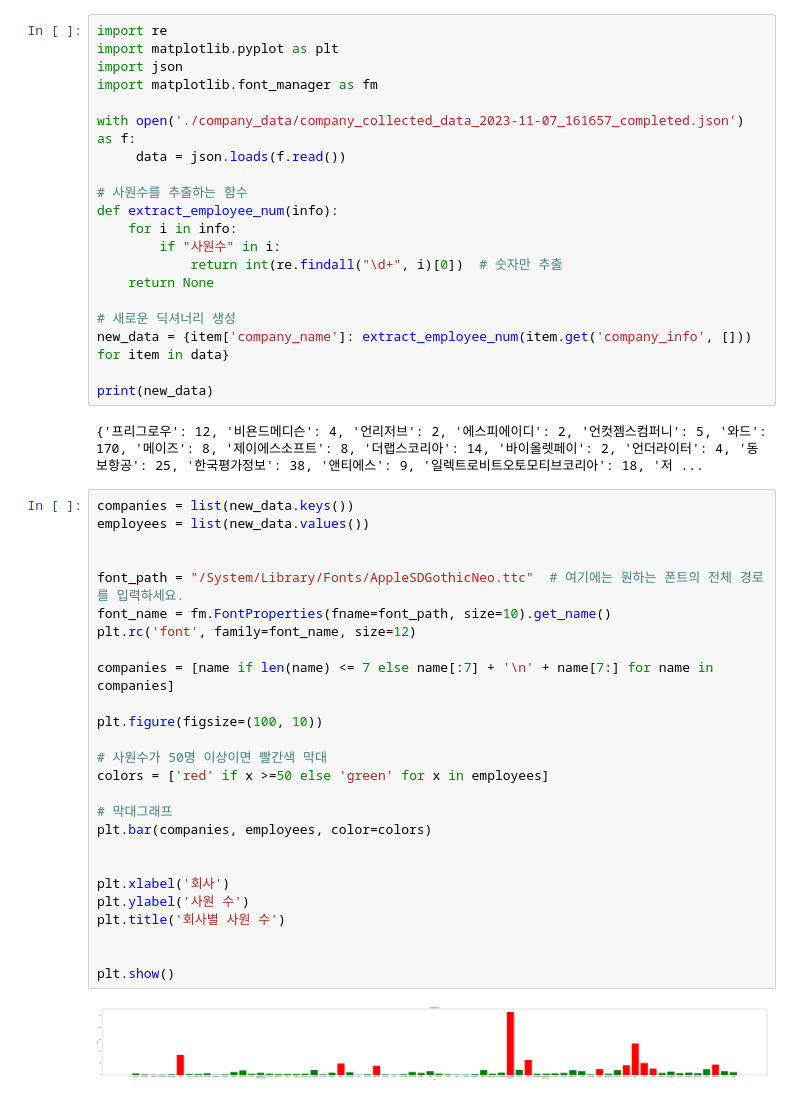
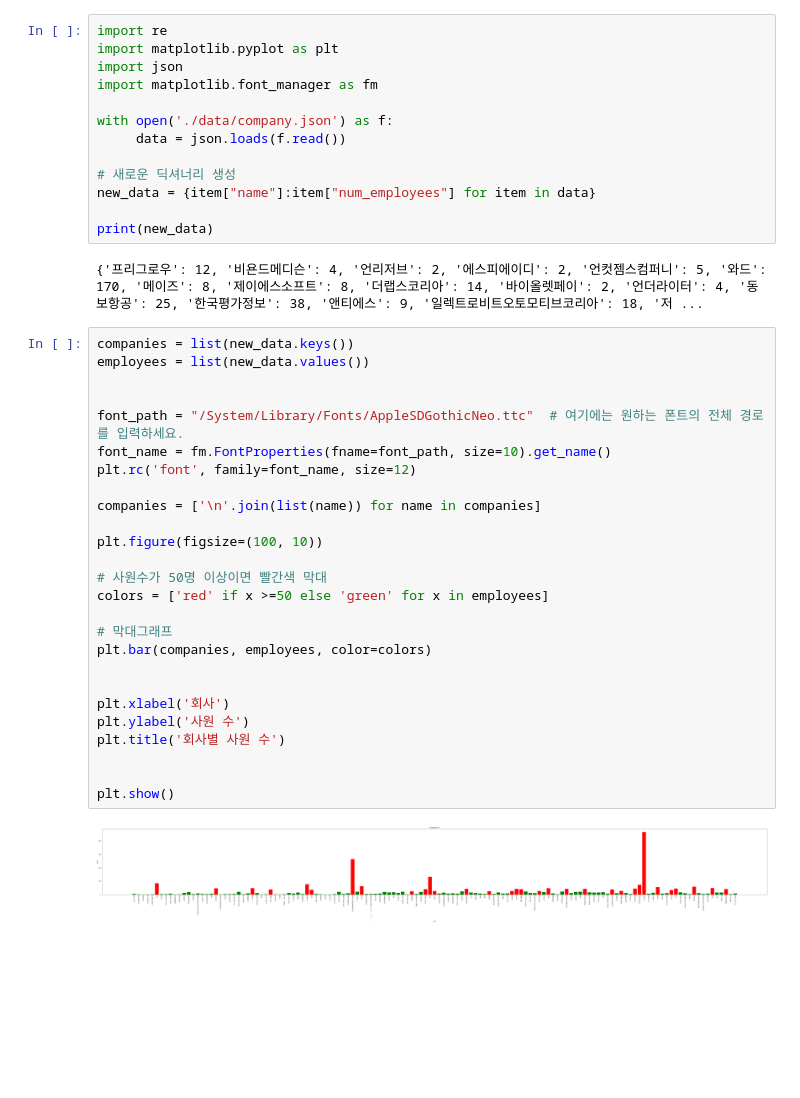
Before and after one commit to 2-de-1-1-1/visualization, a Jupyter notebook: company/barchart.ipynb, the cells around one changed output. Saved outputs shown, nothing was run; the diff lists cells and outputs as text; blank space fills up the shorter version.

Commit message:
re moditied data

```diff
--- a/company/barchart.ipynb
+++ b/company/barchart.ipynb
@@ -4,18 +4,11 @@ import matplotlib.pyplot as plt
 import json
 import matplotlib.font_manager as fm
 
-with open('./company_data/company_collected_data_2023-11-07_161657_completed.json') as f:
+with open('./data/company.json') as f:
      data = json.loads(f.read())
 
-# 사원수를 추출하는 함수
-def extract_employee_num(info):
-    for i in info:
-        if "사원수" in i:
-            return int(re.findall("\d+", i)[0])  # 숫자만 추출
-    return None
-
 # 새로운 딕셔너리 생성
-new_data = {item['company_name']: extract_employee_num(item.get('company_info', [])) for item in data}
+new_data = {item["name"]:item["num_employees"] for item in data}
 
 print(new_data)
 # %% [output]
@@ -23,28 +16,28 @@ print(new_data)
 # %%
 companies = list(new_data.keys())
 employees = list(new_data.values())
 
 
 font_path = "/System/Library/Fonts/AppleSDGothicNeo.ttc"  # 여기에는 원하는 폰트의 전체 경로를 입력하세요.
 font_name = fm.FontProperties(fname=font_path, size=10).get_name()
 plt.rc('font', family=font_name, size=12)
 
-companies = [name if len(name) <= 7 else name[:7] + '\n' + name[7:] for name in companies]
+companies = ['\n'.join(list(name)) for name in companies]
 
 plt.figure(figsize=(100, 10))
 
 # 사원수가 50명 이상이면 빨간색 막대
 colors = ['red' if x >=50 else 'green' for x in employees]
 
 # 막대그래프
 plt.bar(companies, employees, color=colors)
 
 
 plt.xlabel('회사')
 plt.ylabel('사원 수')
 plt.title('회사별 사원 수')
 
 
 plt.show()
 # %% [output]
-[figure, old version]
+[figure, new version]
```
